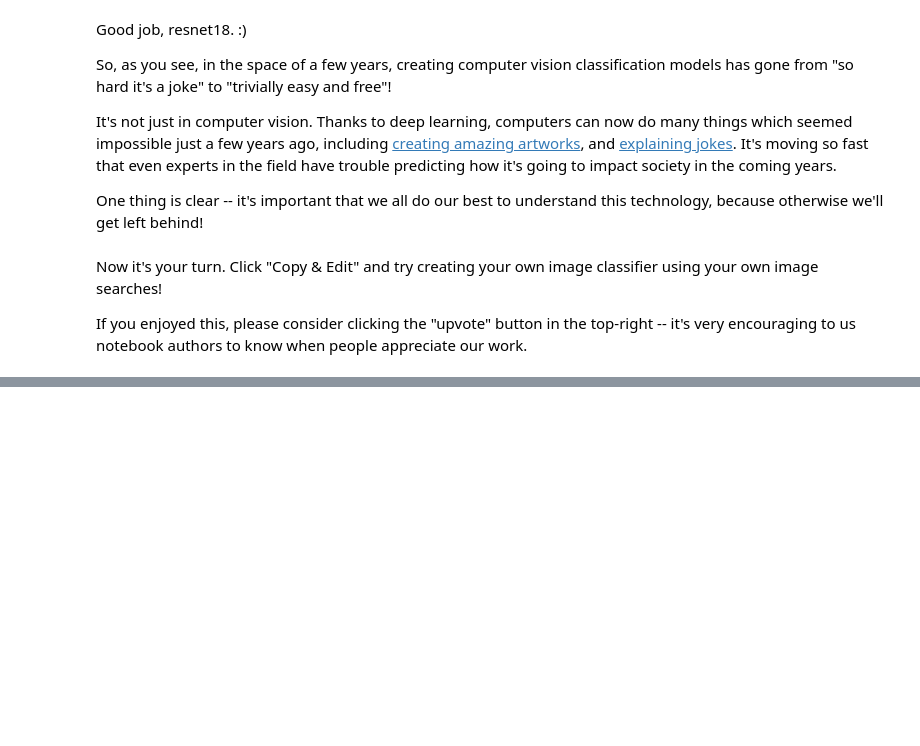
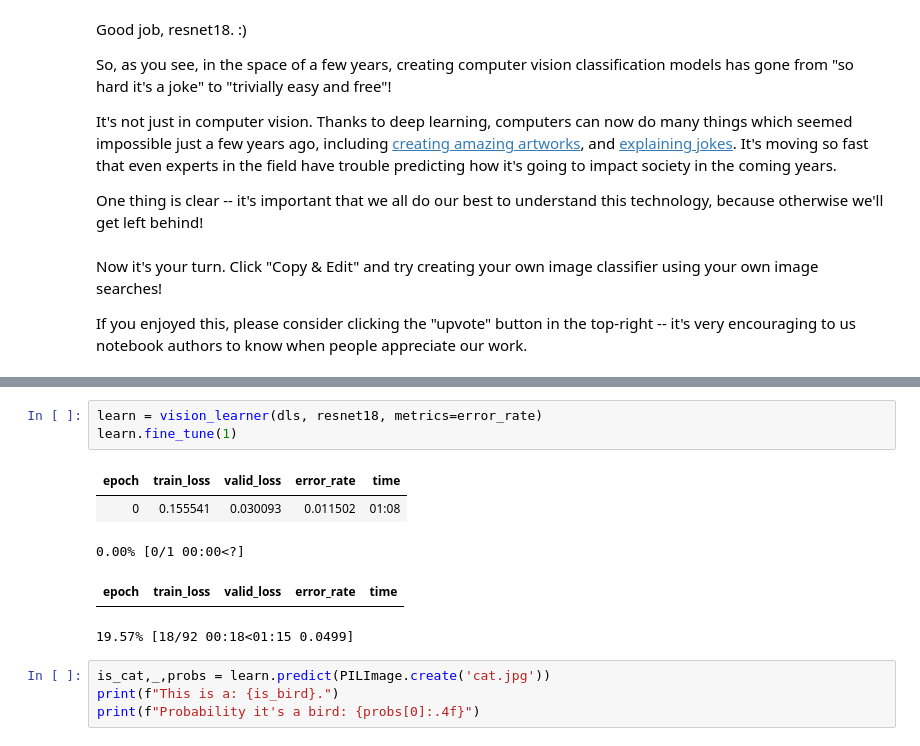
Before and after one commit to Shai2u/gis_ml_workshop_2024, a Jupyter notebook: examples/bird_or_not/00-is-it-a-bird-creating-a-model-from-your-own-data.ipynb, the cells around one changed output, grey strips where cells are left out. Drawn from its saved outputs; the diff is of its cells as text; blank space fills up the shorter version.

```diff
--- a/examples/bird_or_not/00-is-it-a-bird-creating-a-model-from-your-own-data.ipynb
+++ b/examples/bird_or_not/00-is-it-a-bird-creating-a-model-from-your-own-data.ipynb
@@ -144,0 +202,13 @@ If you enjoyed this, please consider clicking the "upvote" button in the top-rig
+# %%
+learn = vision_learner(dls, resnet18, metrics=error_rate)
+learn.fine_tune(1)
+# %% [output]
+| epoch | train_loss | valid_loss | error_rate | time |
+| 0 | 0.155541 | 0.030093 | 0.011502 | 01:08 |
+0.00% [0/1 00:00<?]
+| epoch | train_loss | valid_loss | error_rate | time |
+19.57% [18/92 00:18<01:15 0.0499]
+# %%
+is_cat,_,probs = learn.predict(PILImage.create('cat.jpg'))
+print(f"This is a: {is_bird}.")
+print(f"Probability it's a bird: {probs[0]:.4f}")
```
Also changed, not shown: parts of 18 cells of this notebook.
